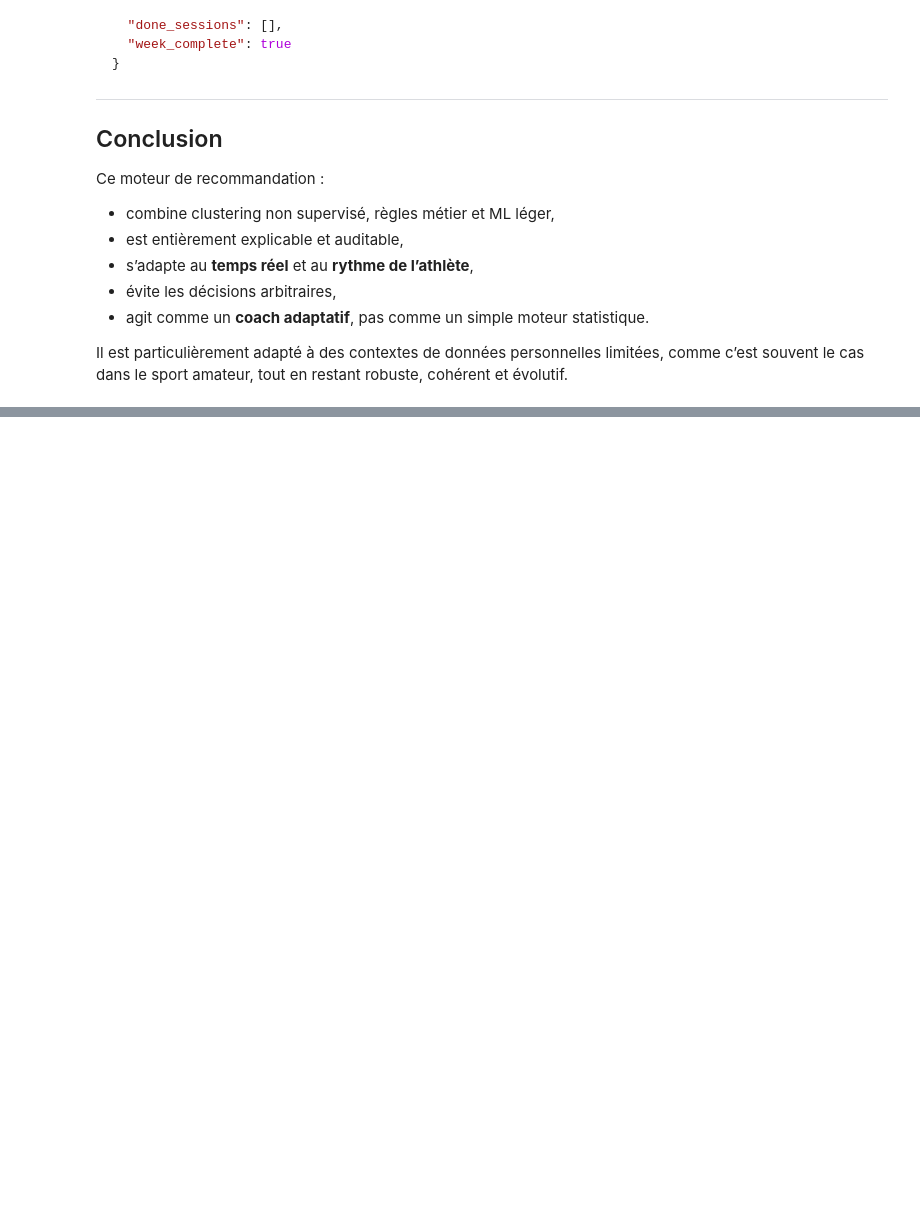
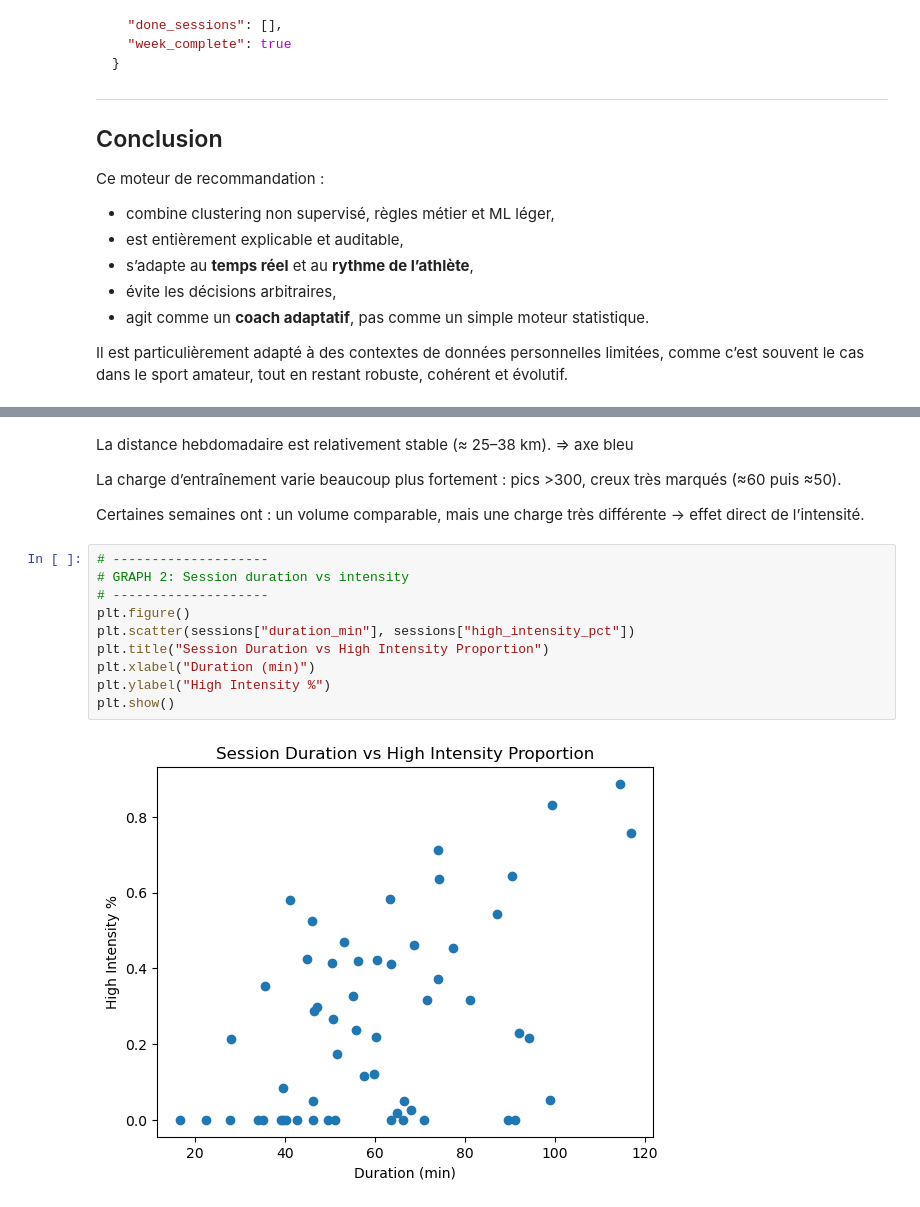
Before and after one commit to albanecoiffe/health-data-coach, a Jupyter notebook: HealthCoachBackend/notebook.ipynb, the cells around one changed output, grey strips where cells are left out. Cells and saved outputs as stored; diff of their text form; blank space fills up the shorter version.

```diff
--- a/HealthCoachBackend/notebook.ipynb
+++ b/HealthCoachBackend/notebook.ipynb
@@ -2263,0 +2331,18 @@ Il est particulièrement adapté à des contextes de données personnelles limit
+# %% [markdown]
+La distance hebdomadaire est relativement stable (≈ 25–38 km). => axe bleu
+
+La charge d’entraînement varie beaucoup plus fortement : pics >300, creux très marqués (≈60 puis ≈50).
+
+Certaines semaines ont : un volume comparable, mais une charge très différente → effet direct de l’intensité.
+# %%
+# --------------------
+# GRAPH 2: Session duration vs intensity
+# --------------------
+plt.figure()
+plt.scatter(sessions["duration_min"], sessions["high_intensity_pct"])
+plt.title("Session Duration vs High Intensity Proportion")
+plt.xlabel("Duration (min)")
+plt.ylabel("High Intensity %")
+plt.show()
+# %% [output]
+[figure, added]
```
Also changed, not shown: parts of 15 cells of this notebook, 5 other files.
